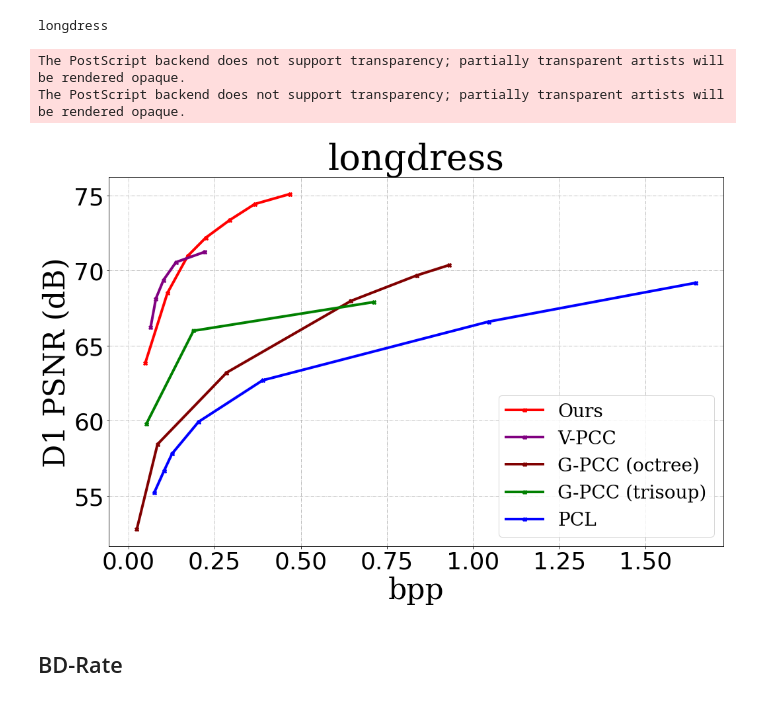
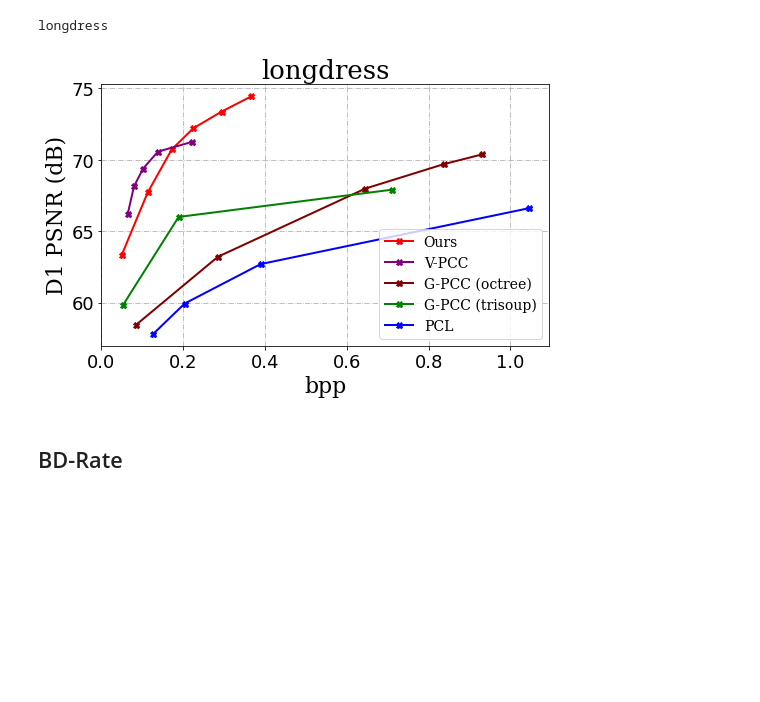
Before and after one commit to NJUVISION/PCGCv1, a Jupyter notebook: results.ipynb, the cells around one changed output. Saved outputs shown, nothing was run; the diff lists cells and outputs as text; code cells hidden in the pictures; blank space fills up the shorter version.

```diff
--- a/results.ipynb
+++ b/results.ipynb
@@ -159,7 +56,6 @@ vpcc = pd.read_csv(vpcc_csv)
 gpcc_octree_csv = gpcc_octree_csvs[idx]
 print(gpcc_octree_csv)
 gpcc_octree = pd.read_csv(gpcc_octree_csv)
-
 # gpcc_octree = gpcc_octree[1:-1]
 
 gpcc_trisoup_csv = gpcc_trisoup_csvs[idx]
@@ -171,17 +67,9 @@ print(pcl_csv)
 pcl = pd.read_csv(pcl_csv)
 
 learnedpcgc_csv = learnedpcgc_csvs[idx]
-learnedpcgc_csv = learnedpcgc_csv[:-4]+postfix+'.csv'
 print(learnedpcgc_csv)
 learnedpcgc = pd.read_csv(learnedpcgc_csv)
 # learnedpcgc = learnedpcgc[-5:]
-
-
-# learnedpcgc_csv_f = learnedpcgc_csvs_f[idx]
-# learnedpcgc_csv_f = learnedpcgc_csv_f[:-4]+postfix+'.csv'
-# print(learnedpcgc_csv_f)
-# learnedpcgc_f = pd.read_csv(learnedpcgc_csv_f)
-# learnedpcgc_f = learnedpcgc_f[:-1]
 # %% [output]
 results/VPCC/longdress_vox10_1300.csv
 results/GPCC/octree/longdress_vox10_1300.csv
@@ -244,5 +79,11 @@ gpcc_trisoup
+# %%
+gpcc_octree = gpcc_octree[1:]
+# gpcc_octree = gpcc_octree[2:]
+pcl = pcl[1:-2]
+# pcl = pcl[:-2]
+learnedpcgc = learnedpcgc[:-1]
 # %%
-prefix = os.path.split(learnedpcgc_csv)[-1].split('.')[0].split('_')[0]
-print(prefix)
+dataname = os.path.split(learnedpcgc_csv)[-1].split('.')[0].split('_')[0]
+print(dataname)
 # %% [output]
 longdress
@@ -249,56 +92,35 @@ longdress
 # %%
-fig, ax = plt.subplots(figsize=(7.3*2,5*2))
-
+fig, ax = plt.subplots(figsize=(7.3,5))
 
 A= plt.plot(learnedpcgc['bpp'], learnedpcgc[metric],
-            label = "Ours",color ="red",linewidth=4, marker='X')
-
-# A= plt.plot(learnedpcgc_f['bpp'], learnedpcgc_f[metric],
-#             label = "Ours (factorized)",color ="orange",linewidth=4, marker='X')
-
+            label = "Ours",color ="red",linewidth=2, marker='X')
 B= plt.plot(vpcc['geometry bpp'], vpcc[metric],
-            label = "V-PCC",color ="purple",linewidth=4, marker='X',)
-
+            label = "V-PCC",color ="purple",linewidth=2, marker='X',)
 C= plt.plot(gpcc_octree['bpp'], gpcc_octree[metric],
-            label = "G-PCC (octree)",color ="#800000",linewidth=4, marker='X',)
-
+            label = "G-PCC (octree)",color ="#800000",linewidth=2, marker='X',)
 D= plt.plot(gpcc_trisoup['bpp'], gpcc_trisoup[metric],
-            label = "G-PCC (trisoup)",color ="green",linewidth=4, marker='X',)
-
+            label = "G-PCC (trisoup)",color ="green",linewidth=2, marker='X',)
 E= plt.plot(pcl['bpp'], pcl[metric],
-            label = "PCL",color ="blue",linewidth=4, marker='X',)
-
-#                             'style':'italic',
-font_label = {'family' : 'serif',
-'weight' : 'normal',
-
-'size'   : 44}
-
-font_title = {'family' : 'serif',
-'weight' : 'normal',
-'size'   : 54}
-
-font_legend = {'family' : 'serif',
-'weight' : 'normal',
-'size'   : 28}
-
+            label = "PCL",color ="blue",linewidth=2, marker='X',)
+# 'style':'italic',
+font_label = {'family' : 'serif', 'weight' : 'normal', 'size'   : 22}
+font_title = {'family' : 'serif', 'weight' : 'normal', 'size'   : 26}
+font_legend = {'family' : 'serif', 'weight' : 'normal', 'size'   : 14}
 # ax.set_xlim([0, 2.0])
 # ax.set_ylim([60, 75])
 ax.locator_params(axis='x', nbins=8)
 
-plt.tick_params(labelsize=36)
+plt.tick_params(labelsize=18)
 plt.xlabel("bpp",font_label)
 plt.ylabel(ylabel,font_label)
-plt.title(prefix, font_title)
+plt.title(dataname, font_title)
 plt.grid(ls='-.')
 plt.legend(prop = font_legend, loc='lower right')
+ax.locator_params(axis='x', nbins=8)
 
 fig.tight_layout()
-fig.savefig('./results/' + prefix + ylabel.split(' ')[0] + '.eps')
-fig.savefig('./results/'+ prefix + ylabel.split(' ')[0] + '.png')
+fig.savefig('./results/' + dataname + ylabel.split(' ')[0] + '.pdf')
 # %% [output]
-The PostScript backend does not support transparency; partially transparent artists will be rendered opaque.
-The PostScript backend does not support transparency; partially transparent artists will be rendered opaque.
-[figure, old version]
+[figure, new version]
 # %% [markdown]
 ## BD-Rate
```
Also changed, not shown: parts of 119 cells of this notebook, 19 other files.
